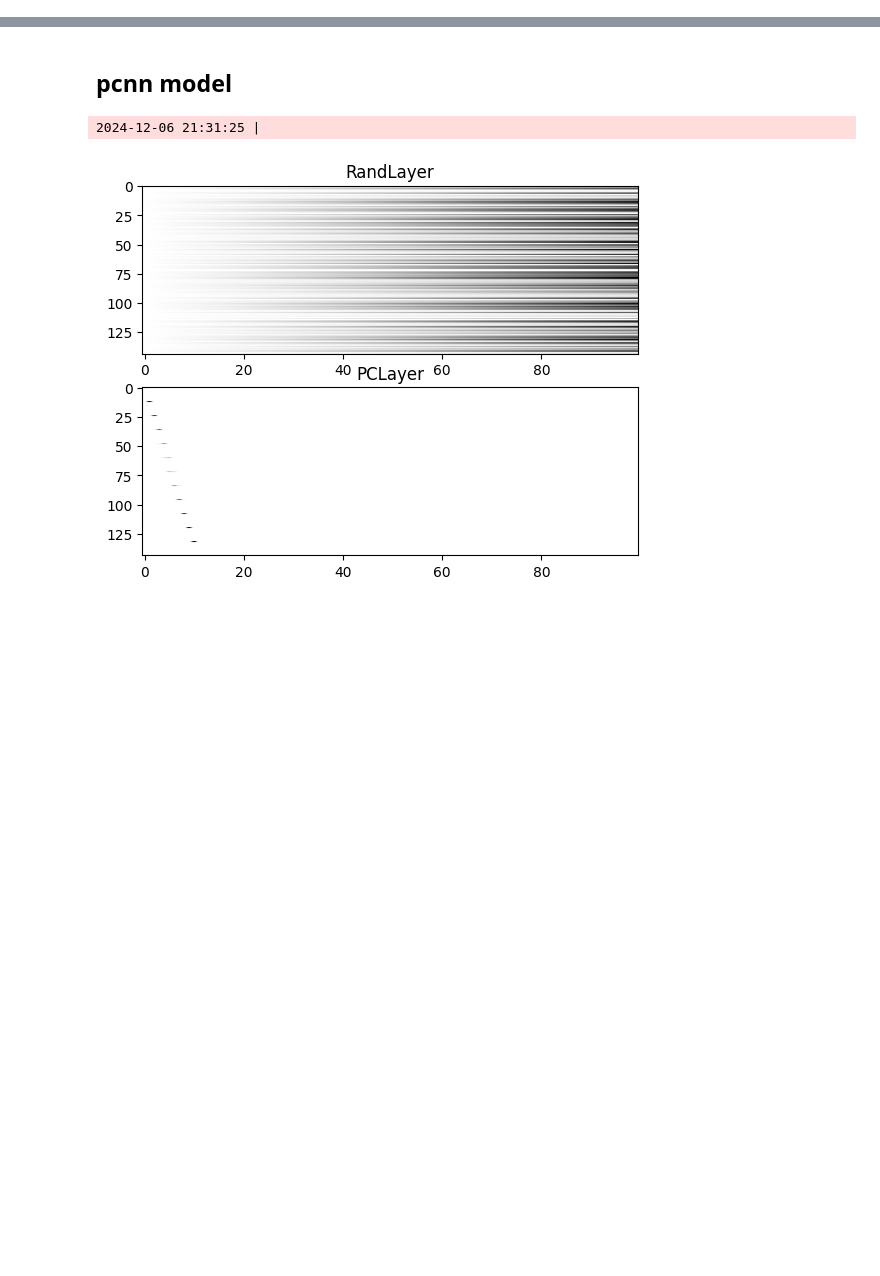
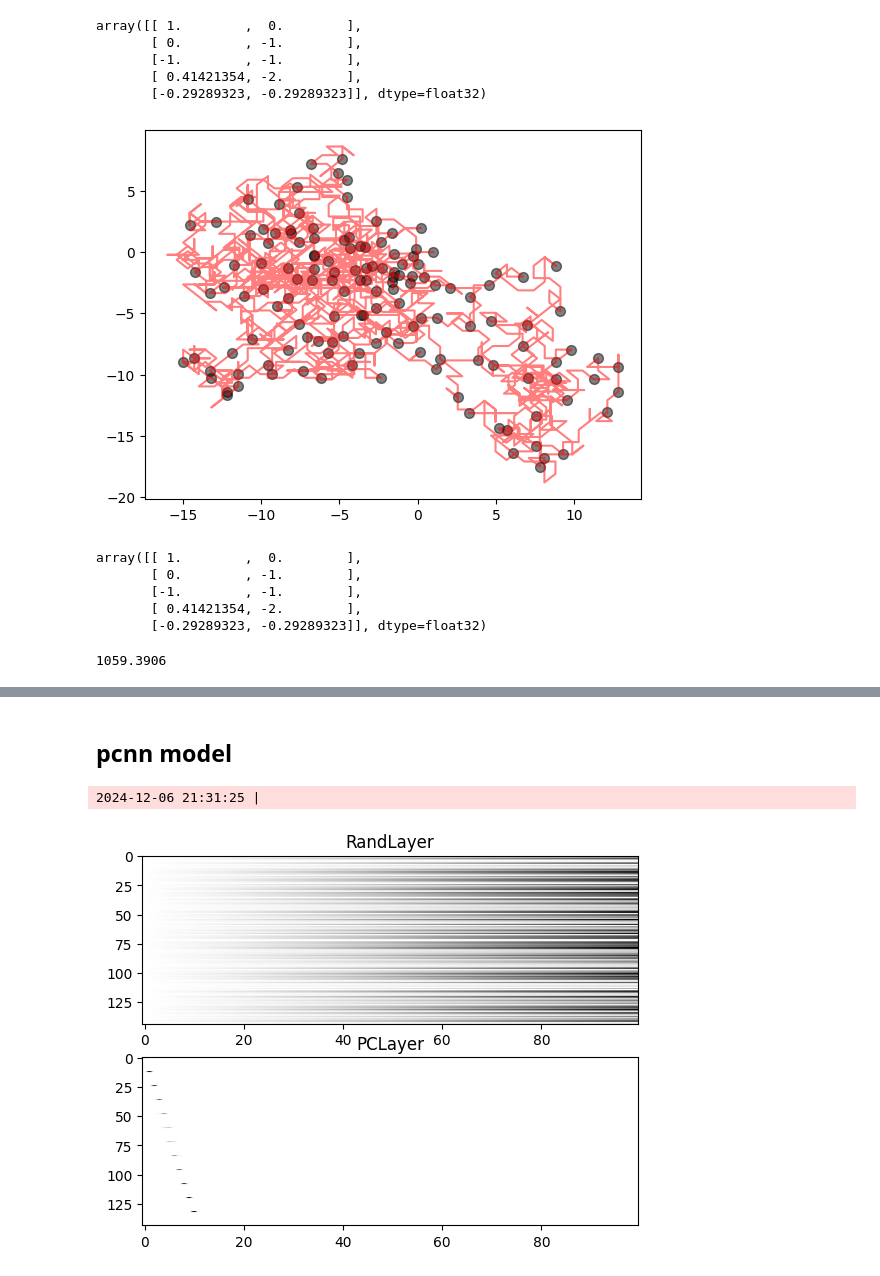
Before and after one commit to iKiru-hub/PCNN, a Jupyter notebook: notebooks/lab_pcore_1.ipynb, the cells around one changed output, grey strips where cells are left out. Saved outputs shown, nothing was run; the diff lists cells and outputs as text; code cells hidden in the pictures; blank space fills up the shorter version.

```diff
--- a/notebooks/lab_pcore_1.ipynb
+++ b/notebooks/lab_pcore_1.ipynb
@@ -19,0 +151,28 @@ logger()
+# %%
+space.get_centers(nonzero=True)
+# %% [output]
+array([[ 1.        ,  0.        ],
+       [ 0.        , -1.        ],
+       [-1.        , -1.        ],
+       [ 0.41421354, -2.        ],
+       [-0.29289323, -0.29289323]], dtype=float32)
+# %%
+plt.plot(*np.array(posh).T, "r-", alpha=0.5)
+plt.scatter(*space.get_centers(nonzero=True).T, color="black", alpha=0.5, s=50)
+plt.show()
+# %% [output]
+[figure, added]
+# %%
+space.get_centers(nonzero=True)
+# %% [output]
+array([[ 1.        ,  0.        ],
+       [ 0.        , -1.        ],
+       [-1.        , -1.        ],
+       [ 0.41421354, -2.        ],
+       [-0.29289323, -0.29289323]], dtype=float32)
+# %%
+for _ in range(1000):
+    brain([0.2, 0.3], 0., 0.)
+print(pcnn_.get_wff().sum())
+# %% [output]
+1059.3906
```
Also changed, not shown: parts of 34 cells of this notebook, 1 other file.
